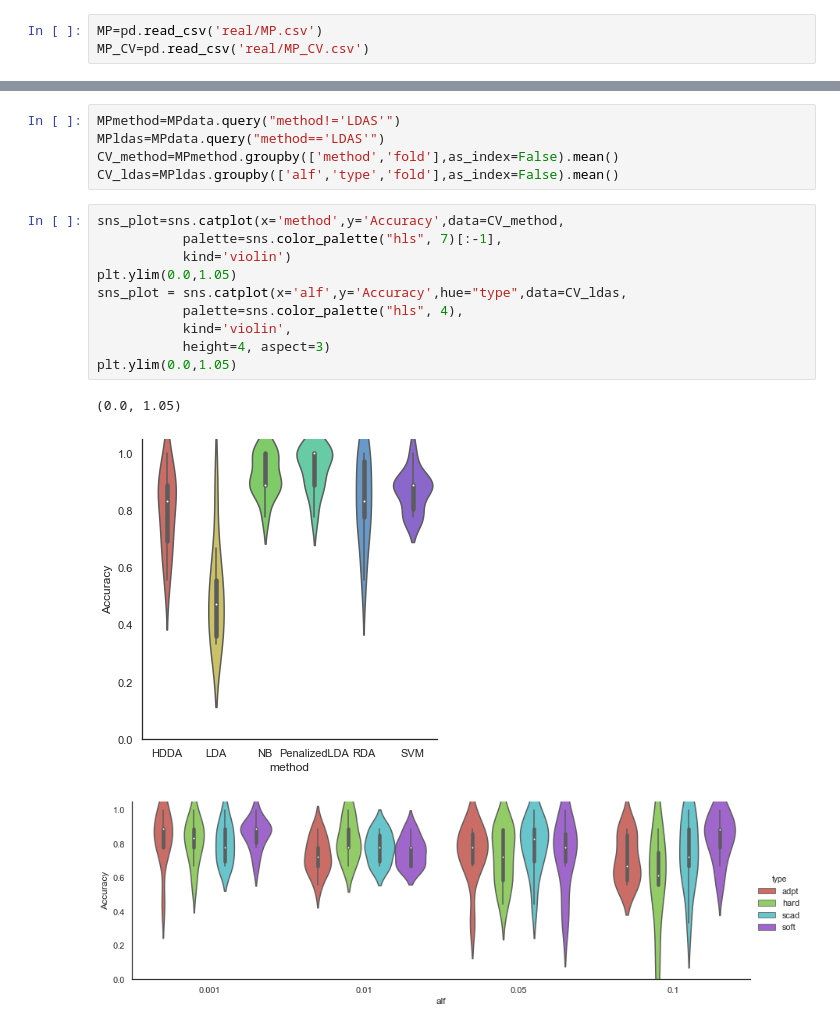
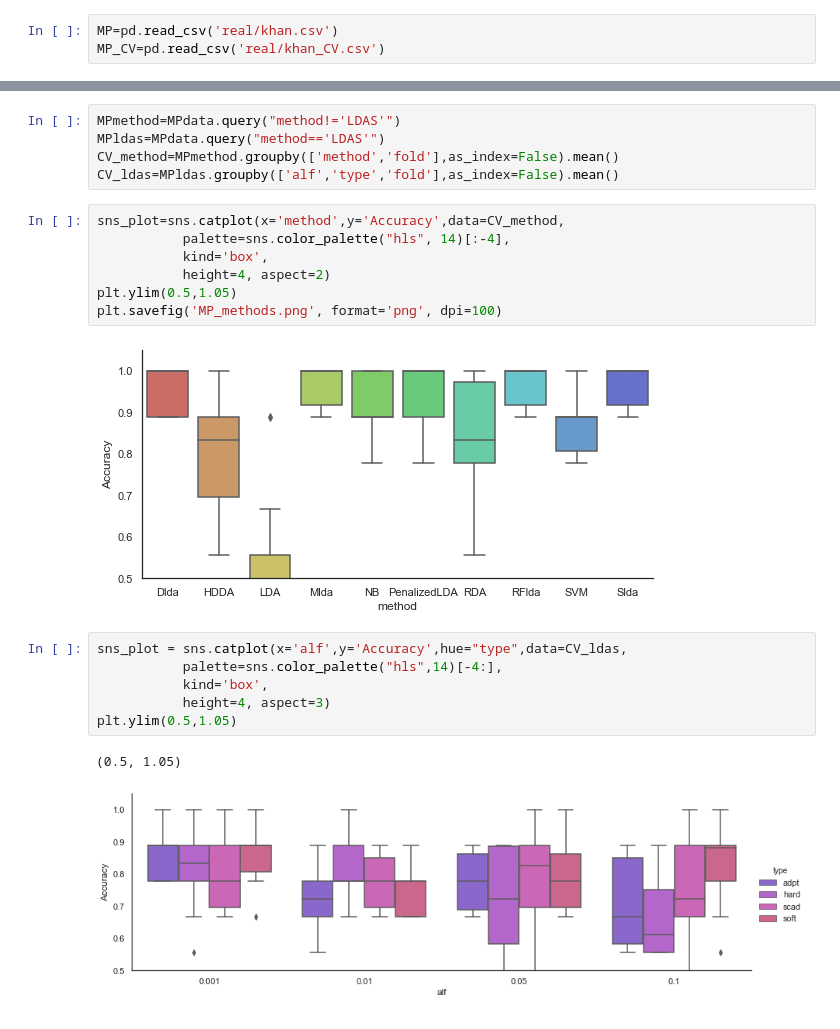
Before and after one commit to JasonZhang0619/LDAS, a Jupyter notebook: simulation_plot.ipynb, the cells around one changed output, grey strips where cells are left out. Drawn from its saved outputs; the diff is of its cells as text.

Commit message:
khan result, add comparison with *lda in HiDimDA

```diff
--- a/simulation_plot.ipynb
+++ b/simulation_plot.ipynb
@@ -199,8 +199,8 @@ plt.show()
 fig.savefig('datagen.png', format='png', dpi=100)
 fig.savefig('datagen.eps', format='eps', dpi=100)
 # %%
-MP=pd.read_csv('real/MP.csv')
-MP_CV=pd.read_csv('real/MP_CV.csv')
+MP=pd.read_csv('real/khan.csv')
+MP_CV=pd.read_csv('real/khan_CV.csv')
 # %%
 MP_CV.head()
 # %% [output]
@@ -218,17 +218,21 @@ MPmethod=MPdata.query("method!='LDAS'")
 MPldas=MPdata.query("method=='LDAS'")
 CV_method=MPmethod.groupby(['method','fold'],as_index=False).mean()
 CV_ldas=MPldas.groupby(['alf','type','fold'],as_index=False).mean()
+# %%
+sns_plot=sns.catplot(x='method',y='Accuracy',data=CV_method,
+           palette=sns.color_palette("hls", 14)[:-4],
+           kind='box',
+           height=4, aspect=2)
+plt.ylim(0.5,1.05)
+plt.savefig('MP_methods.png', format='png', dpi=100)
+# %% [output]
+[figure, added]
 # %%
-sns_plot=sns.catplot(x='method',y='Accuracy',data=CV_method,
-           palette=sns.color_palette("hls", 7)[:-1],
-           kind='violin')
-plt.ylim(0.0,1.05)
 sns_plot = sns.catplot(x='alf',y='Accuracy',hue="type",data=CV_ldas,
-           palette=sns.color_palette("hls", 4),
-           kind='violin',
+           palette=sns.color_palette("hls",14)[-4:],
+           kind='box',
            height=4, aspect=3)
-plt.ylim(0.0,1.05)
+plt.ylim(0.5,1.05)
 # %% [output]
-(0.0, 1.05)
+(0.5, 1.05)
-[figure, old version]
+[figure, new version]
-[figure, removed]
```
Also changed, not shown: 5 other files.
